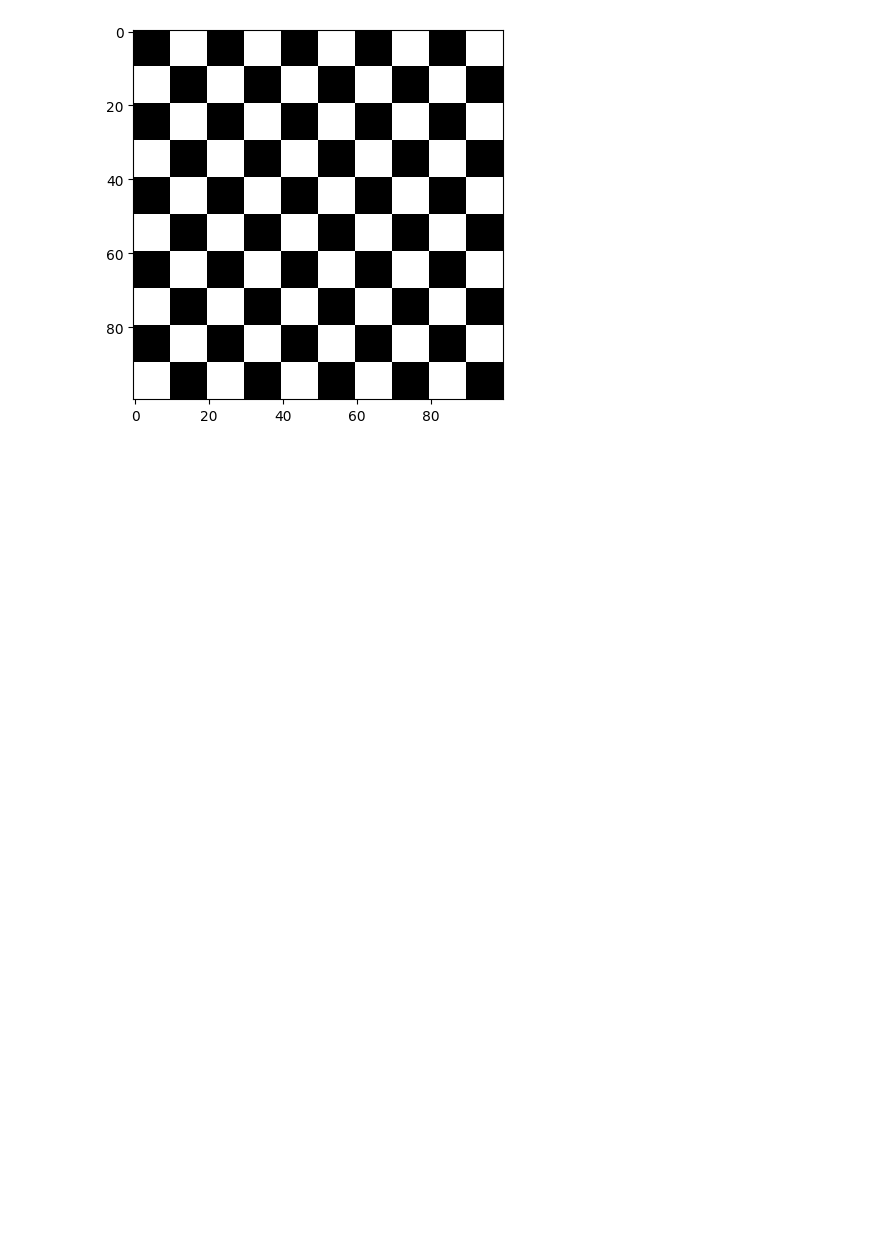
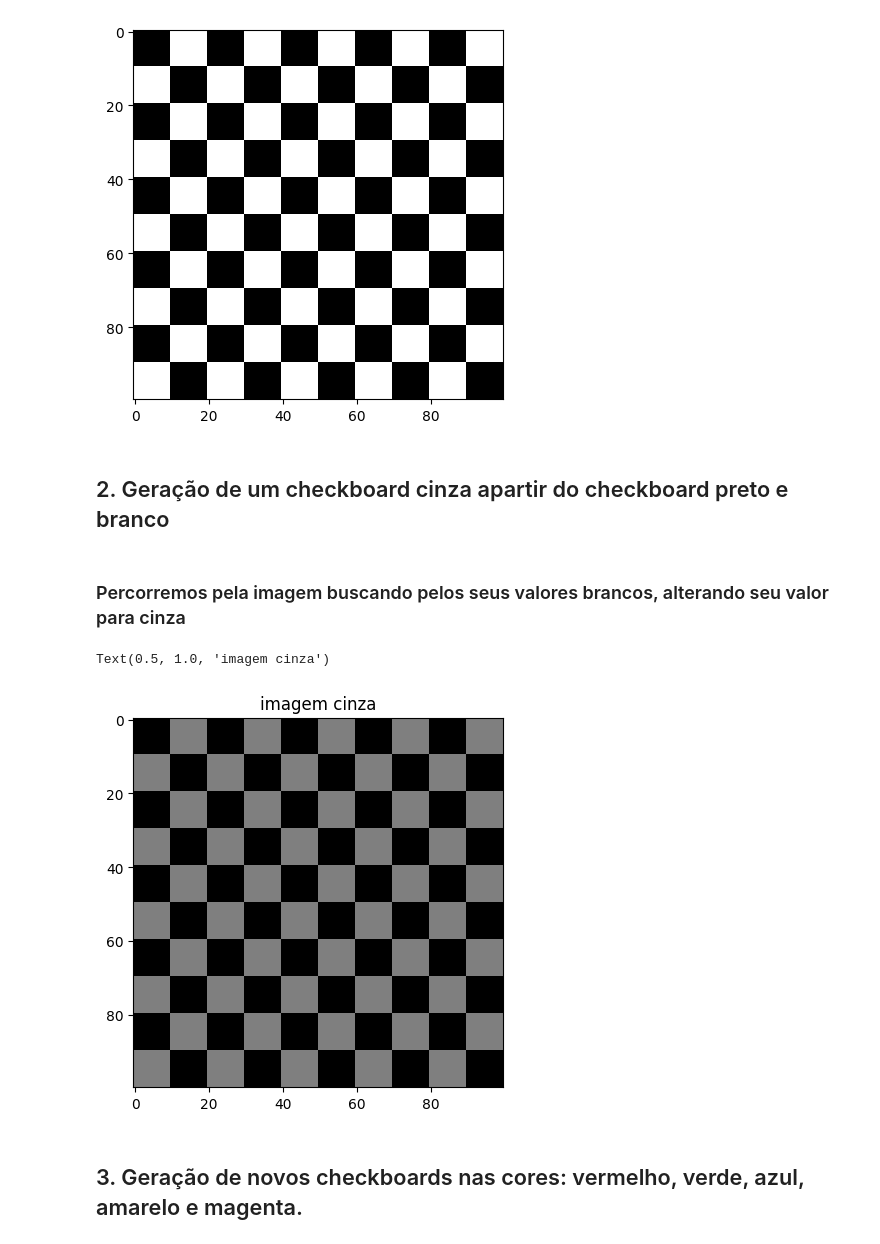
Before and after one commit to DiegogMagalhaes/PDI-Rep, a Jupyter notebook: Trabalho Patrico 1/TrabalhoPratico1.ipynb, the cells around one changed output. Drawn from its saved outputs; the diff is of its cells as text; code cells hidden in the pictures; blank space fills up the shorter version.

```diff
--- a/Trabalho Patrico 1/TrabalhoPratico1.ipynb
+++ b/Trabalho Patrico 1/TrabalhoPratico1.ipynb
@@ -79,3 +78,31 @@ plt.imshow(checkboard_100, cmap='gray')
 # %% [output]
 <matplotlib.image.AxesImage at 0x...>
 [figure]
+# %% [markdown]
+## 2. Geração de um checkboard cinza apartir do checkboard preto e branco
+# %% [markdown]
+### Percorremos pela imagem buscando pelos seus valores brancos, alterando seu valor para cinza
+# %%
+checkboard_100_gray = checkboard_100.astype('uint8')
+
+i=0
+j=0
+
+while(i<100):
+    while(j<100):
+
+        if(checkboard_100_gray[i][j]==1):
+            checkboard_100_gray[i][j]=127
+
+        j+=1
+
+    i+=1
+    j=0
+
+plt.imshow(checkboard_100_gray,cmap='gray',vmin =0, vmax=255)
+plt.title("imagem cinza")
+# %% [output]
+Text(0.5, 1.0, 'imagem cinza')
+[figure, added]
+# %% [markdown]
+## 3. Geração de novos checkboards nas cores: vermelho, verde, azul, amarelo e magenta.
```
Also changed, not shown: parts of 21 cells of this notebook, 22 other files.
